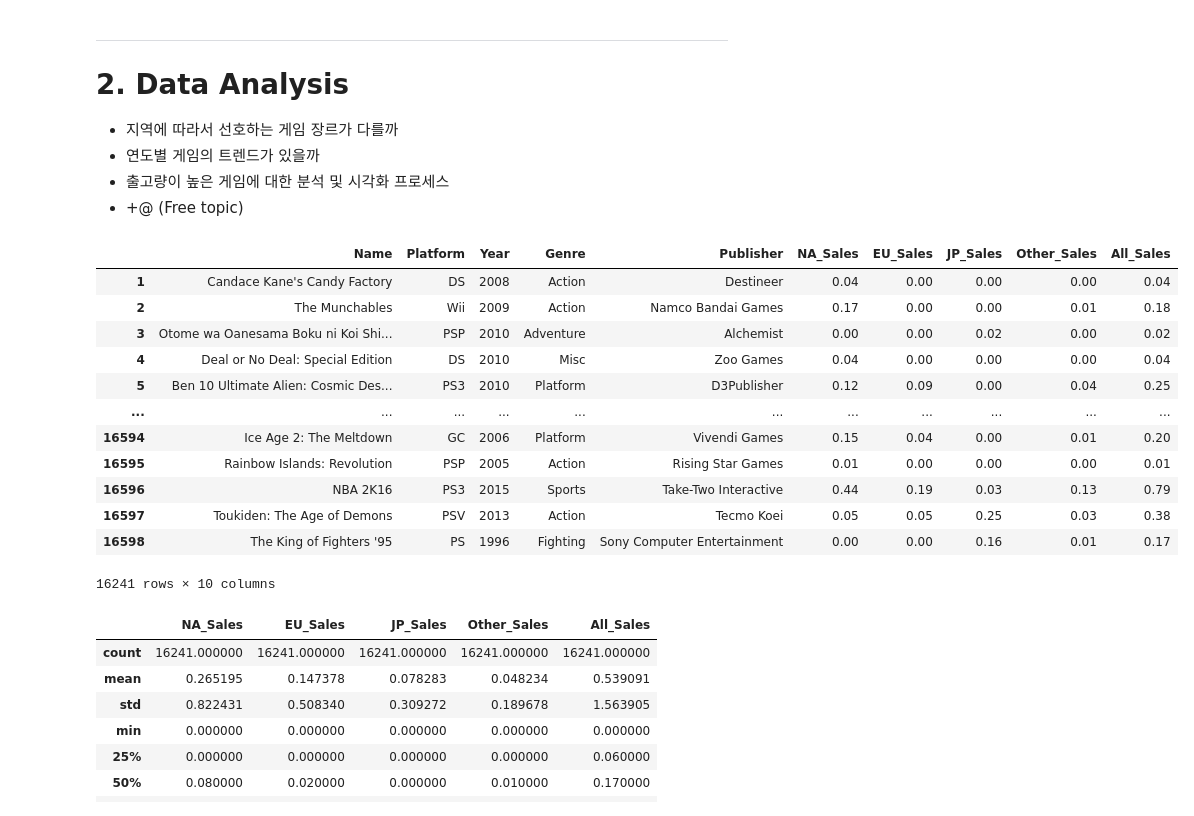
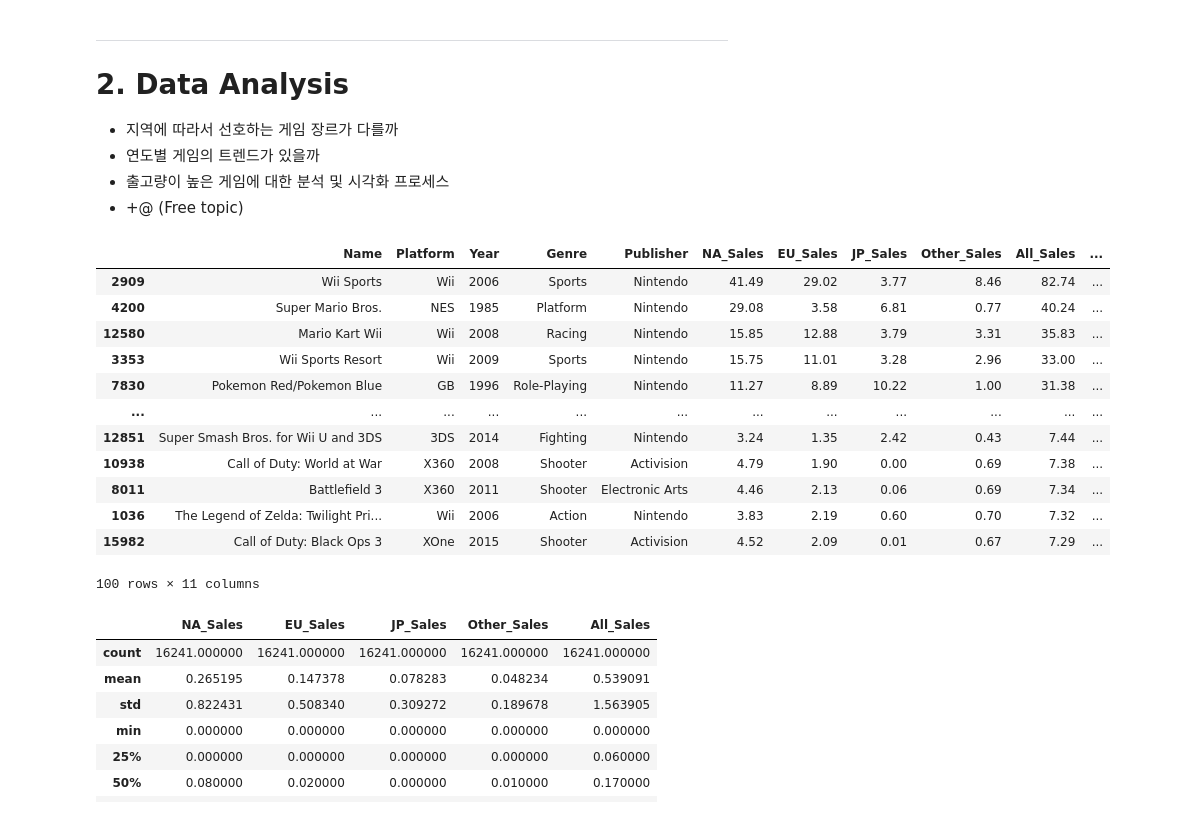
Before and after one commit to sangwook4kim/PROJ_1_VIDEOGAMES, a Jupyter notebook: ai07-sc1-proj1.ipynb, the cells around one changed output. Saved outputs shown, nothing was run; the diff lists cells and outputs as text; code cells hidden in the pictures.

```diff
--- a/ai07-sc1-proj1.ipynb
+++ b/ai07-sc1-proj1.ipynb
@@ -13,7 +13,8 @@ import seaborn as sns
 # %%
 # Load 'vgames2.csv'
 
-data_url = './vgames2.csv'
+# data_url = './vgames2.csv'
+data_url = 'https://ds-lecture-data.s3.ap-northeast-2.amazonaws.com/datasets/vgames2.csv'
 df = pd.read_csv(data_url, index_col=0)
 df
 # %% [output]
@@ -249,21 +256,23 @@ memory usage: 1.2+ MB
 *   +@ (Free topic)
 # %%
 df2['All_Sales'] = df2['NA_Sales'] + df2['EU_Sales'] + df2['JP_Sales'] + df2['Other_Sales']
-df2
+df2['Sales_Rank'] = df2['All_Sales'].rank(method='min', ascending=False)
+df_top100 = df2.sort_values(by=['Sales_Rank']).head(100)
+df_top100
 # %% [output]
-|  | Name | Platform | Year | Genre | Publisher | NA_Sales | EU_Sales | JP_Sales | Other_Sales | All_Sales |
-| 1 | Candace Kane's Candy Factory | DS | 2008 | Action | Destineer | 0.04 | 0.00 | 0.00 | 0.00 | 0.04 |
-| 2 | The Munchables | Wii | 2009 | Action | Namco Bandai Games | 0.17 | 0.00 | 0.00 | 0.01 | 0.18 |
-| 3 | Otome wa Oanesama Boku ni Koi Shi... | PSP | 2010 | Adventure | Alchemist | 0.00 | 0.00 | 0.02 | 0.00 | 0.02 |
-| 4 | Deal or No Deal: Special Edition | DS | 2010 | Misc | Zoo Games | 0.04 | 0.00 | 0.00 | 0.00 | 0.04 |
-| 5 | Ben 10 Ultimate Alien: Cosmic Des... | PS3 | 2010 | Platform | D3Publisher | 0.12 | 0.09 | 0.00 | 0.04 | 0.25 |
-| ... | ... | ... | ... | ... | ... | ... | ... | ... | ... | ... |
-| 16594 | Ice Age 2: The Meltdown | GC | 2006 | Platform | Vivendi Games | 0.15 | 0.04 | 0.00 | 0.01 | 0.20 |
-| 16595 | Rainbow Islands: Revolution | PSP | 2005 | Action | Rising Star Games | 0.01 | 0.00 | 0.00 | 0.00 | 0.01 |
-| 16596 | NBA 2K16 | PS3 | 2015 | Sports | Take-Two Interactive | 0.44 | 0.19 | 0.03 | 0.13 | 0.79 |
-| 16597 | Toukiden: The Age of Demons | PSV | 2013 | Action | Tecmo Koei | 0.05 | 0.05 | 0.25 | 0.03 | 0.38 |
-| 16598 | The King of Fighters '95 | PS | 1996 | Fighting | Sony Computer Entertainment | 0.00 | 0.00 | 0.16 | 0.01 | 0.17 |
+|  | Name | Platform | Year | Genre | Publisher | NA_Sales | EU_Sales | JP_Sales | Other_Sales | All_Sales | ... |
+| 2909 | Wii Sports | Wii | 2006 | Sports | Nintendo | 41.49 | 29.02 | 3.77 | 8.46 | 82.74 | ... |
+| 4200 | Super Mario Bros. | NES | 1985 | Platform | Nintendo | 29.08 | 3.58 | 6.81 | 0.77 | 40.24 | ... |
+| 12580 | Mario Kart Wii | Wii | 2008 | Racing | Nintendo | 15.85 | 12.88 | 3.79 | 3.31 | 35.83 | ... |
+| 3353 | Wii Sports Resort | Wii | 2009 | Sports | Nintendo | 15.75 | 11.01 | 3.28 | 2.96 | 33.00 | ... |
+| 7830 | Pokemon Red/Pokemon Blue | GB | 1996 | Role-Playing | Nintendo | 11.27 | 8.89 | 10.22 | 1.00 | 31.38 | ... |
+| ... | ... | ... | ... | ... | ... | ... | ... | ... | ... | ... | ... |
+| 12851 | Super Smash Bros. for Wii U and 3DS | 3DS | 2014 | Fighting | Nintendo | 3.24 | 1.35 | 2.42 | 0.43 | 7.44 | ... |
+| 10938 | Call of Duty: World at War | X360 | 2008 | Shooter | Activision | 4.79 | 1.90 | 0.00 | 0.69 | 7.38 | ... |
+| 8011 | Battlefield 3 | X360 | 2011 | Shooter | Electronic Arts | 4.46 | 2.13 | 0.06 | 0.69 | 7.34 | ... |
+| 1036 | The Legend of Zelda: Twilight Pri... | Wii | 2006 | Action | Nintendo | 3.83 | 2.19 | 0.60 | 0.70 | 7.32 | ... |
+| 15982 | Call of Duty: Black Ops 3 | XOne | 2015 | Shooter | Activision | 4.52 | 2.09 | 0.01 | 0.67 | 7.29 | ... |
-16241 rows × 10 columns
+100 rows × 11 columns
 # %%
 df2.describe()
 # %% [output]
```
Also changed, not shown: parts of 1 cell of this notebook.
